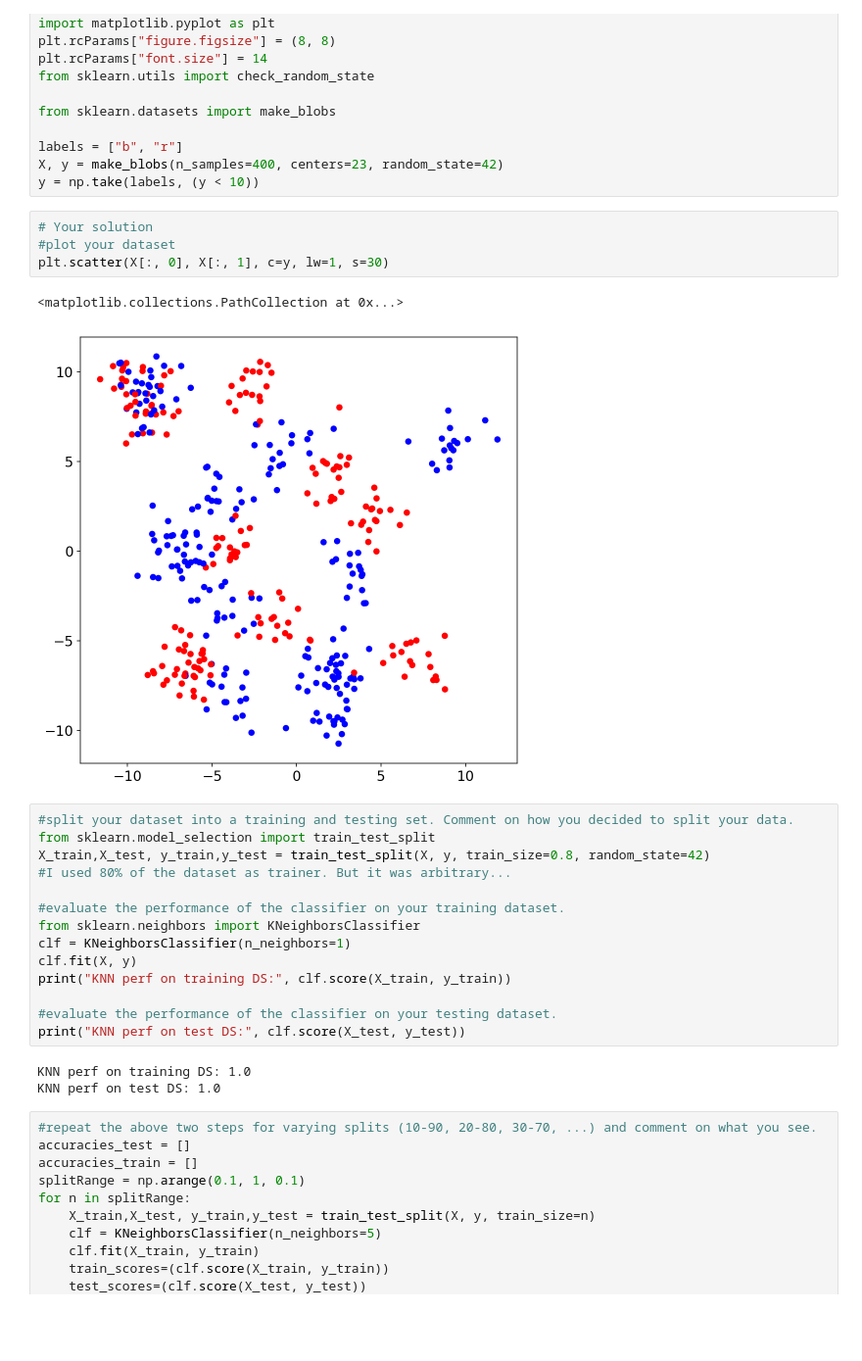
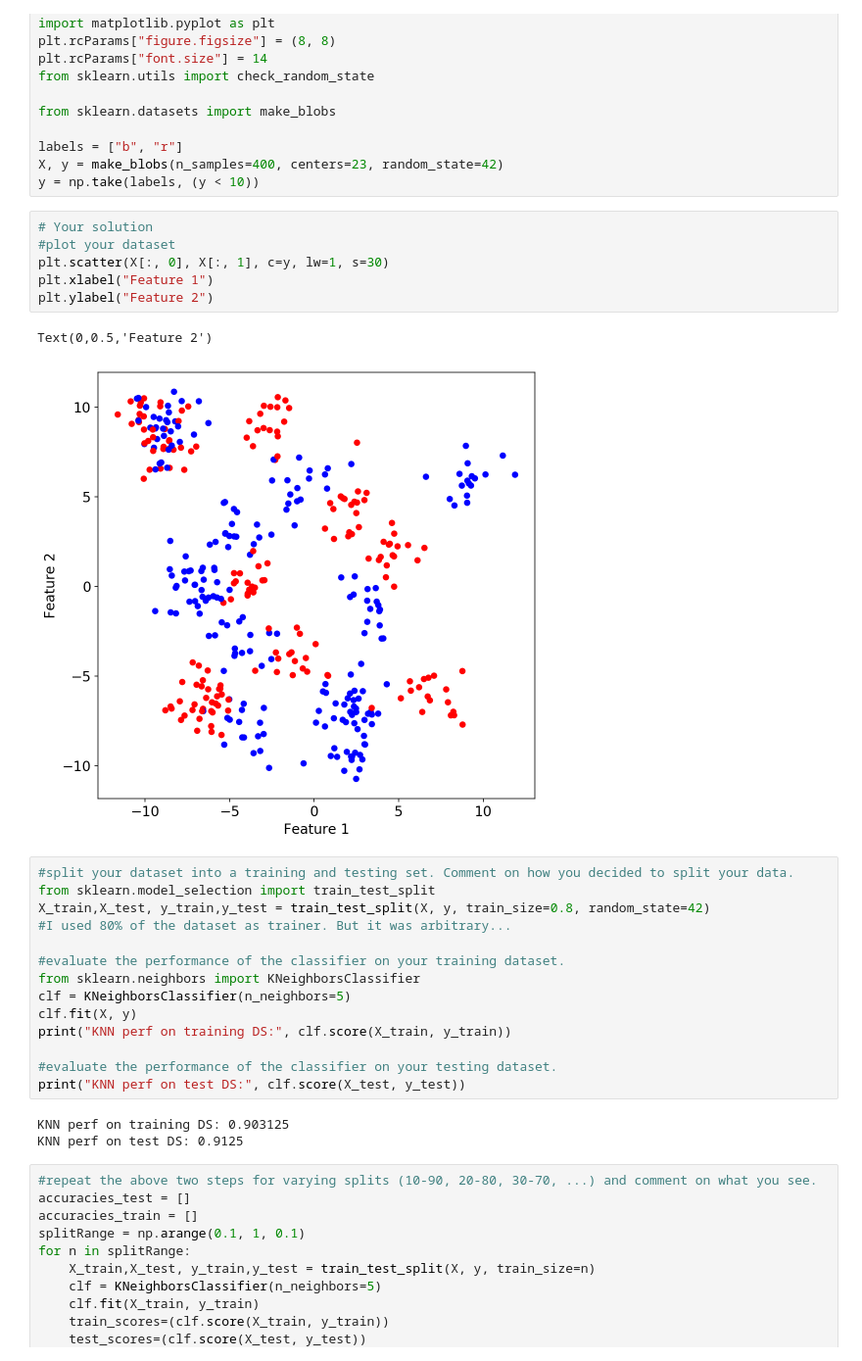
Before and after one commit to ArnaudDubreuil/advanced-comp-2018, a Jupyter notebook: Exercise1_ArnaudDubreuil.ipynb, the cells around one changed output. Shown at 98% size. Saved outputs shown, nothing was run; the diff lists cells and outputs as text; blank space fills up the shorter version.

```diff
--- a/Exercise1_ArnaudDubreuil.ipynb
+++ b/Exercise1_ArnaudDubreuil.ipynb
@@ -36,10 +36,12 @@ y = np.take(labels, (y < 10))
 # %%
 # Your solution
 #plot your dataset
 plt.scatter(X[:, 0], X[:, 1], c=y, lw=1, s=30)
+plt.xlabel("Feature 1")
+plt.ylabel("Feature 2")
 # %% [output]
-<matplotlib.collections.PathCollection at 0x...>
+Text(0,0.5,'Feature 2')
-[figure, old version]
+[figure, new version]
 # %%
 #split your dataset into a training and testing set. Comment on how you decided to split your data.
 from sklearn.model_selection import train_test_split
@@ -48,15 +50,15 @@ X_train,X_test, y_train,y_test = train_test_split(X, y, train_size=0.8, random_s
 
 #evaluate the performance of the classifier on your training dataset.
 from sklearn.neighbors import KNeighborsClassifier
-clf = KNeighborsClassifier(n_neighbors=1)
+clf = KNeighborsClassifier(n_neighbors=5)
 clf.fit(X, y)
 print("KNN perf on training DS:", clf.score(X_train, y_train))
 
 #evaluate the performance of the classifier on your testing dataset.
 print("KNN perf on test DS:", clf.score(X_test, y_test))
 # %% [output]
-KNN perf on training DS: 1.0
-KNN perf on test DS: 1.0
+KNN perf on training DS: 0.903125
+KNN perf on test DS: 0.9125
 # %%
 #repeat the above two steps for varying splits (10-90, 20-80, 30-70, ...) and comment on what you see.
 accuracies_test = []
```
Also changed, not shown: parts of 4 cells of this notebook, 5 other files.
